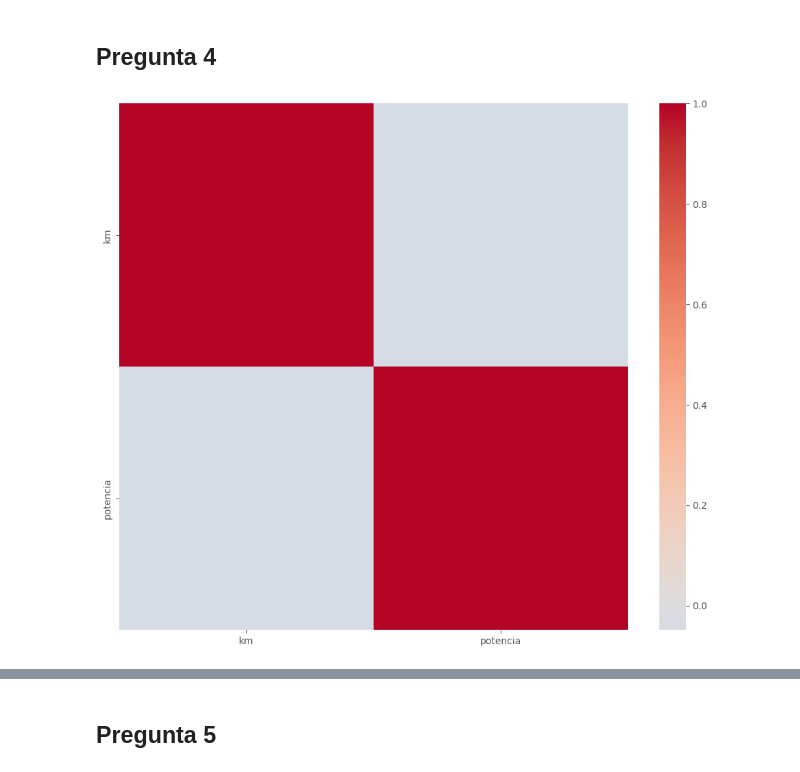
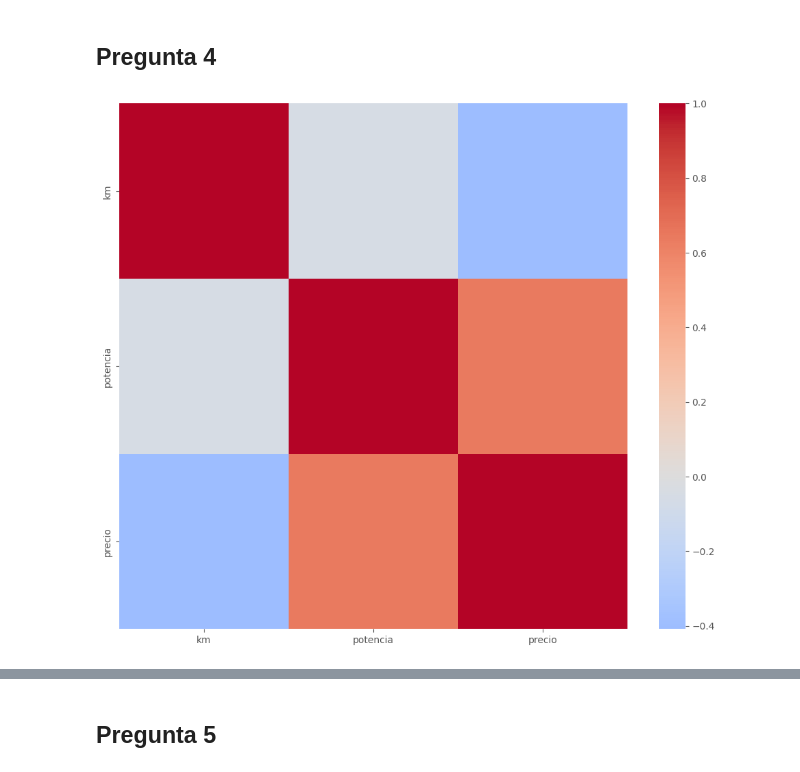
Before and after one commit to Samuel-Lamas/Entregable-1, a Jupyter notebook: True.Entregable_1.ipynb, the cells around one changed output, grey strips where cells are left out. Drawn from its saved outputs; the diff is of its cells as text; code cells hidden in the pictures.

```diff
--- a/True.Entregable_1.ipynb
+++ b/True.Entregable_1.ipynb
@@ -137,6 +133,5 @@ KeyError: 'capacidad_deposito'
-# %%
-#Revisar valores incoherentes
-df_bmw.loc[df_bmw["tipo_gasolina"] == "Eléctrico", "capacidad_deposito"] = 0
+# %%
+df_bmw.drop(columns=["capacidad_deposito"], inplace=True)
 # %% [markdown]
 ## Pregunta 2
 # %%
@@ -456,9 +462,9 @@ df_bmw.precio_log.hist(bins=50)
 ## Pregunta 4
 # %%
 # Análisis correlación entre variables numéricas
-corr = df_bmw[num_cols].corr()
+corr = df_bmw[["km","potencia", "precio"]].corr()
 plt.figure(figsize=(12,10))
 sns.heatmap(corr, cmap='coolwarm', center=0)
 plt.show()
 # %% [output]
-[figure, old version]
+[figure, new version]
```
Also changed, not shown: parts of 32 cells of this notebook.
